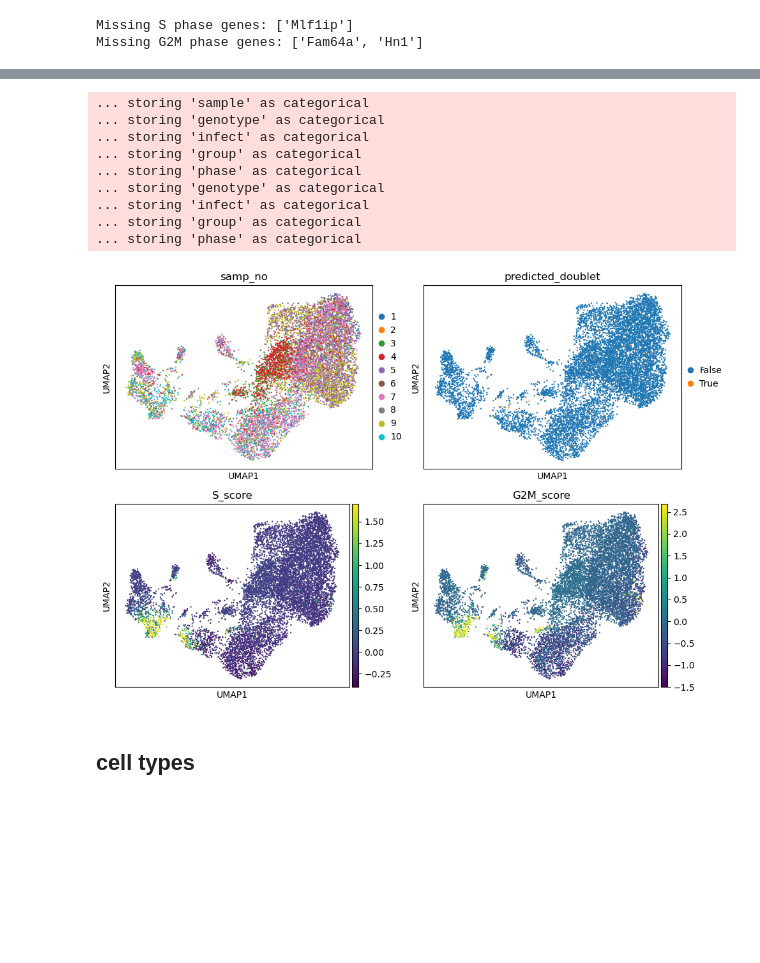
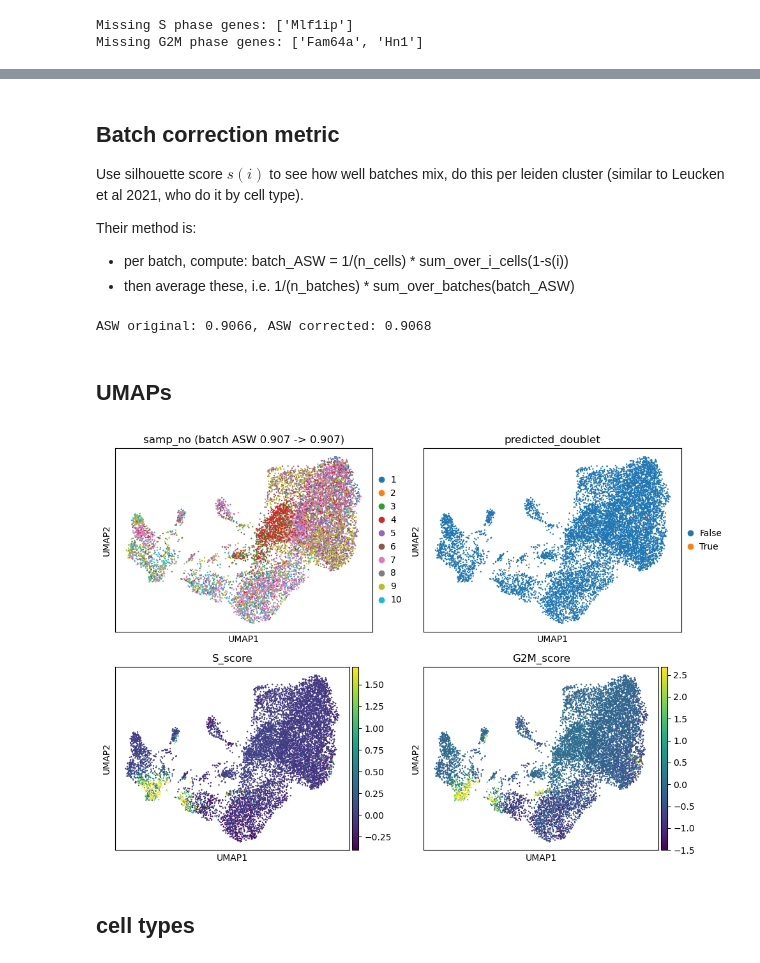
Before and after one commit to drgmk/scrna, a Jupyter notebook: notebooks/firstlook.ipynb, the cells around one changed output, grey strips where cells are left out. Drawn from its saved outputs; the diff is of its cells as text; code cells hidden in the pictures; blank space fills up the shorter version.

Commit message:
batch metric

```diff
--- a/notebooks/firstlook.ipynb
+++ b/notebooks/firstlook.ipynb
@@ -270,32 +262,50 @@ sc.external.pp.harmony_integrate(rna, key=sample_col)
 sc.pp.neighbors(rna, n_neighbors=n_neighbours, use_rep="X_pca_harmony")
 sc.tl.umap(rna, random_state=42)
 sc.tl.leiden(rna, resolution=leiden_res)
+# %% [markdown]
+## Batch correction metric
+Use silhouette score $s(i)$ to see how well batches mix, do this per leiden cluster (similar to Leucken et al 2021, who do it by cell type).
+
+Their method is:
+- per batch, compute: batch_ASW = 1/(n_cells) * sum_over_i_cells(1-s(i))
+- then average these, i.e. 1/(n_batches) * sum_over_batches(batch_ASW)
+# %%
+batch_s_original = []
+batch_s_corrected = []
+for s in sample_order:
+    tmp = rna[rna.obs[sample_col] == s].copy()
+    scores = 1 - sklearn.metrics.silhouette_samples(tmp.obsm['X_pca'], tmp.obs['leiden'])
+    batch_s_original.append(scores.sum() / len(scores))
+    scores = 1 - sklearn.metrics.silhouette_samples(tmp.obsm['X_pca_harmony'], tmp.obs['leiden'])
+    batch_s_corrected.append(scores.sum() / len(scores))
+
+asw_original = np.mean(batch_s_original)
+asw_corrected = np.mean(batch_s_corrected)
+print(f'ASW original: {asw_original:.4f}, ASW corrected: {asw_corrected:.4f}')
+# %% [output]
+ASW original: 0.9066, ASW corrected: 0.9068
+# %% [markdown]
+## UMAPs
 # %%
 # fix this (again)
 rna.obs['samp_no'] = pd.Categorical(rna.obs['samp_no'])
 # %%
 fig , ax = plt.subplots(2, 2, figsize=(10,7))
 for i, x in enumerate(zip(['samp_no', 'predicted_doublet', 'S_score', 'G2M_score'],
                           [False, False, True, True])):
     col, vminmax = x
     vmin, vmax = None, None
     if vminmax:
         vmin, vmax = np.percentile(rna.obs[col], (1, 99))
     sc.pl.umap(rna, color=col, vmin=vmin, vmax=vmax,
                ax=ax[i//2, i%2], show=False)
+    if i == 0:
+        ax[i//2, i%2].set_title(f'samp_no (batch ASW {asw_original:.3f} -> {asw_corrected:.3f})')
+
 fig.tight_layout()
 fig.savefig(str(figs_path / 'umap_overview.pdf'))
 # %% [output]
-... storing 'sample' as categorical
-... storing 'genotype' as categorical
-... storing 'infect' as categorical
-... storing 'group' as categorical
-... storing 'phase' as categorical
-... storing 'genotype' as categorical
-... storing 'infect' as categorical
-... storing 'group' as categorical
-... storing 'phase' as categorical
-[figure, old version]
+[figure, new version]
 # %% [markdown]
 ## cell types
 # %% [markdown]
```
Also changed, not shown: parts of 4 cells of this notebook, 1 other file.
